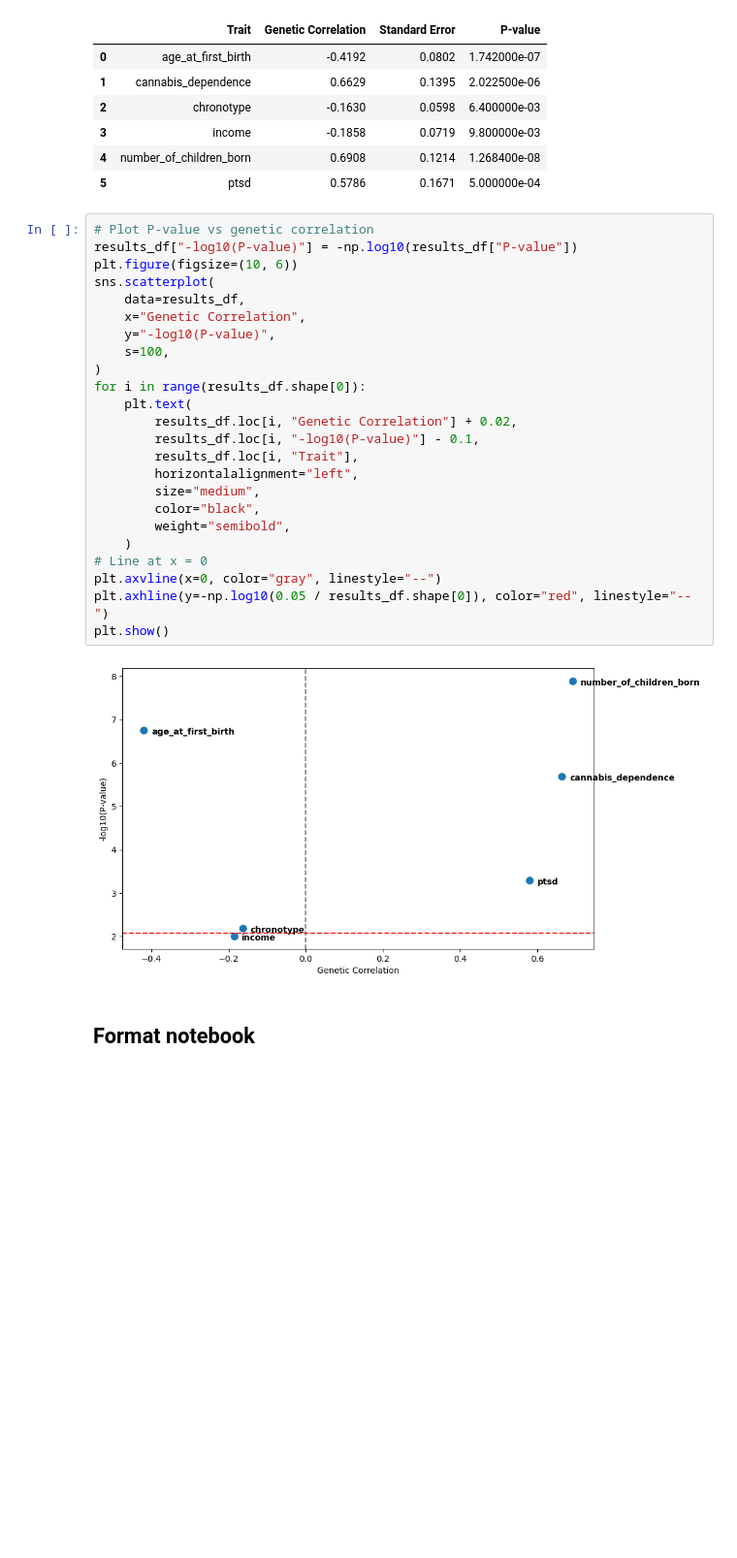
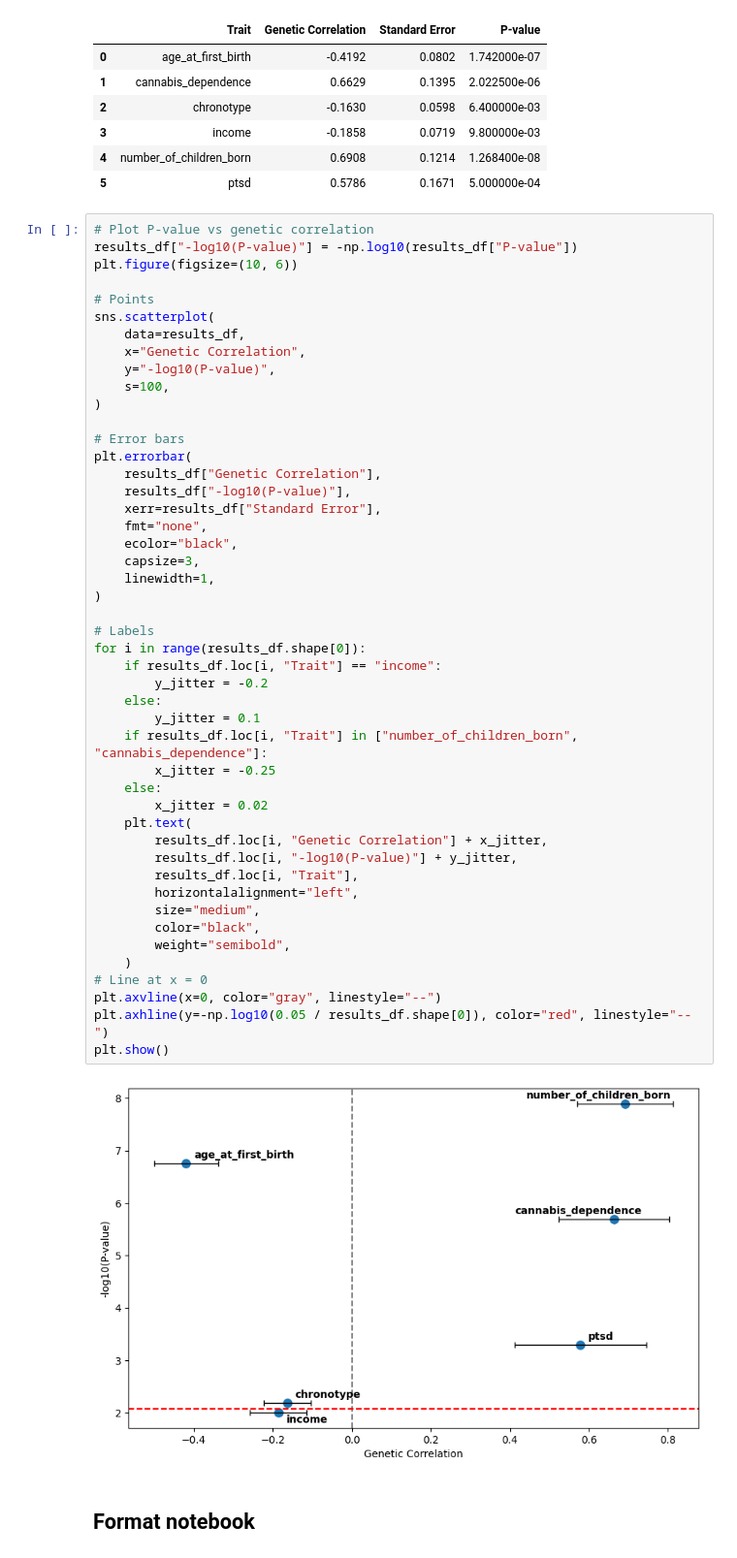
Before and after one commit to ryan-moreno/BMI620_project, a Jupyter notebook: LDSC_heritability_genetic_correlation.ipynb, the cells around one changed output. Shown at 97% size. Drawn from its saved outputs; the diff is of its cells as text; blank space fills up the shorter version.

Commit message:
Update genetic correlation plot

```diff
--- a/LDSC_heritability_genetic_correlation.ipynb
+++ b/LDSC_heritability_genetic_correlation.ipynb
@@ -561,29 +561,52 @@ display(results_df)
 # %%
 # Plot P-value vs genetic correlation
 results_df["-log10(P-value)"] = -np.log10(results_df["P-value"])
 plt.figure(figsize=(10, 6))
+
+# Points
 sns.scatterplot(
     data=results_df,
     x="Genetic Correlation",
     y="-log10(P-value)",
     s=100,
 )
+
+# Error bars
+plt.errorbar(
+    results_df["Genetic Correlation"],
+    results_df["-log10(P-value)"],
+    xerr=results_df["Standard Error"],
+    fmt="none",
+    ecolor="black",
+    capsize=3,
+    linewidth=1,
+)
+
+# Labels
 for i in range(results_df.shape[0]):
+    if results_df.loc[i, "Trait"] == "income":
+        y_jitter = -0.2
+    else:
+        y_jitter = 0.1
+    if results_df.loc[i, "Trait"] in ["number_of_children_born", "cannabis_dependence"]:
+        x_jitter = -0.25
+    else:
+        x_jitter = 0.02
     plt.text(
-        results_df.loc[i, "Genetic Correlation"] + 0.02,
-        results_df.loc[i, "-log10(P-value)"] - 0.1,
+        results_df.loc[i, "Genetic Correlation"] + x_jitter,
+        results_df.loc[i, "-log10(P-value)"] + y_jitter,
         results_df.loc[i, "Trait"],
         horizontalalignment="left",
         size="medium",
         color="black",
         weight="semibold",
     )
 # Line at x = 0
 plt.axvline(x=0, color="gray", linestyle="--")
 plt.axhline(y=-np.log10(0.05 / results_df.shape[0]), color="red", linestyle="--")
 plt.show()
 # %% [output]
-[figure, old version]
+[figure, new version]
 # %% [markdown]
 ## Format notebook
 # %%
```
Also changed, not shown: parts of 4 cells of this notebook, 2 other files.
